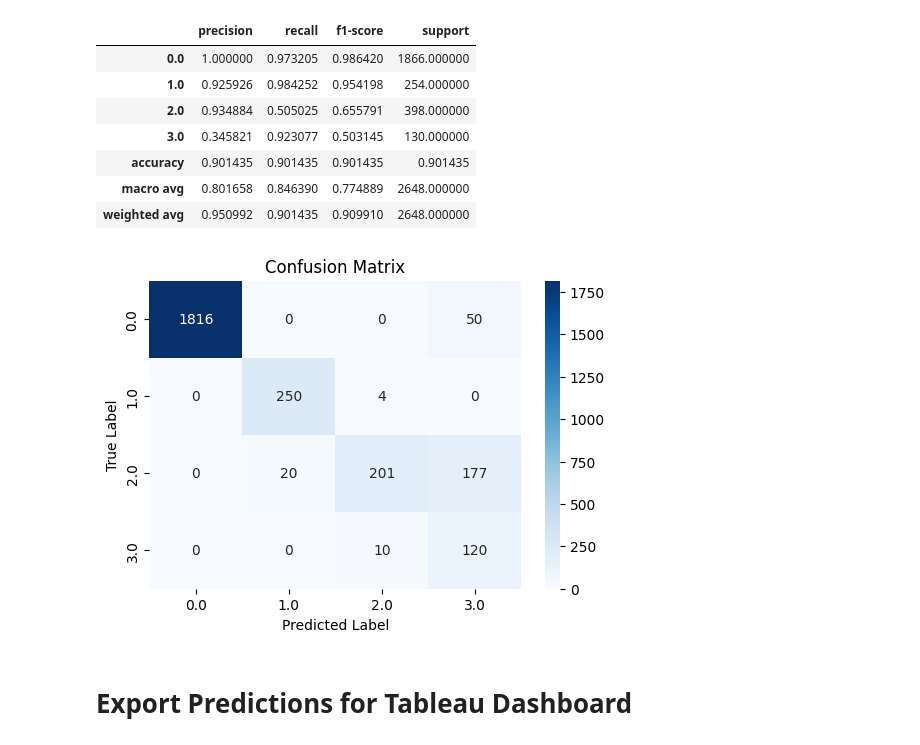
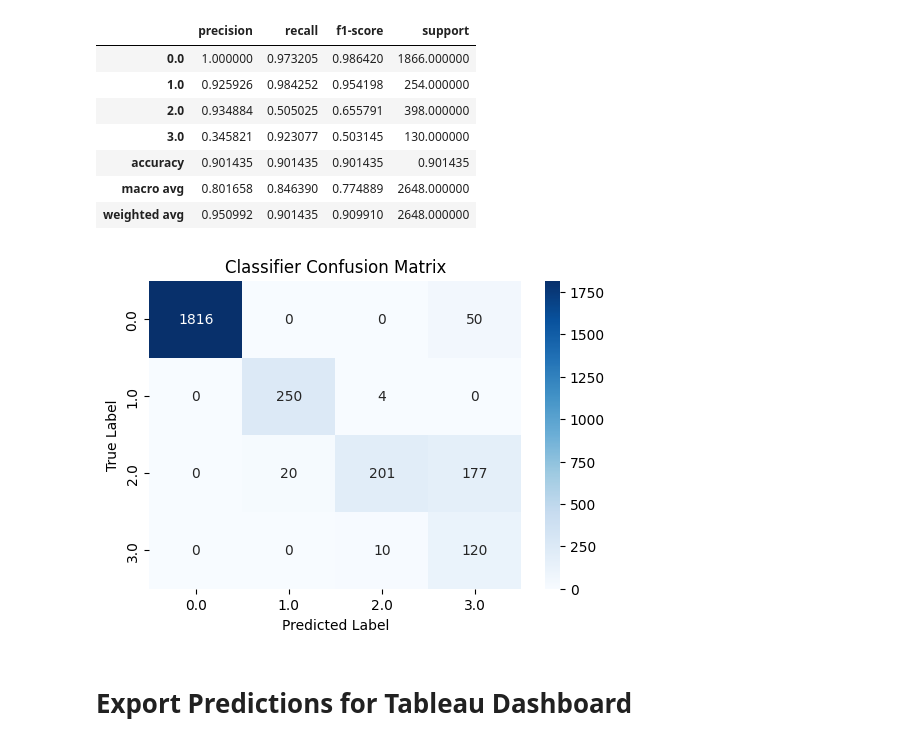
Before and after one commit to apmalinsky/AAI-530-IoT-FinalProject, a Jupyter notebook: notebooks/Complete-Demo-IoT-Room Temperature and Occupancy Prediction.ipynb, the cells around one changed output. Drawn from its saved outputs; the diff is of its cells as text; code cells hidden in the pictures.

```diff
--- a/notebooks/Complete-Demo-IoT-Room Temperature and Occupancy Prediction.ipynb
+++ b/notebooks/Complete-Demo-IoT-Room Temperature and Occupancy Prediction.ipynb
@@ -832,16 +832,16 @@ df_report
 # %%
 # Confusion Matrix
 cm = confusion_matrix(y_test_seq, y_pred_test)
 df_cm = pd.DataFrame(cm, index=np.unique(y_test_seq), columns=np.unique(y_test_seq))
 
 plt.figure(figsize=(6, 4))
 sns.heatmap(df_cm, annot=True, fmt='d', cmap='Blues')
 plt.xlabel("Predicted Label")
 plt.ylabel("True Label")
-plt.title("Confusion Matrix")
+plt.title("Classifier Confusion Matrix")
 plt.show()
 # %% [output]
-[figure, old version]
+[figure, new version]
 # %%
 # Define path to save model
 model_path = 'BiGRU_model1.keras'
```
Also changed, not shown: parts of 1 cell of this notebook.
